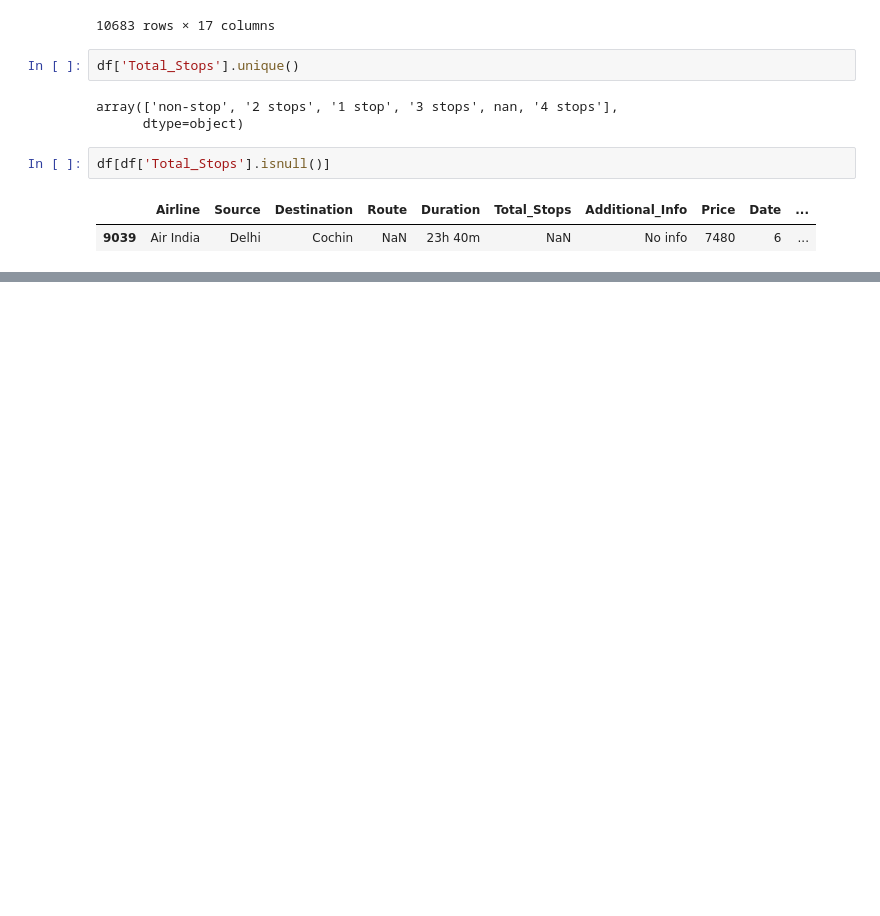
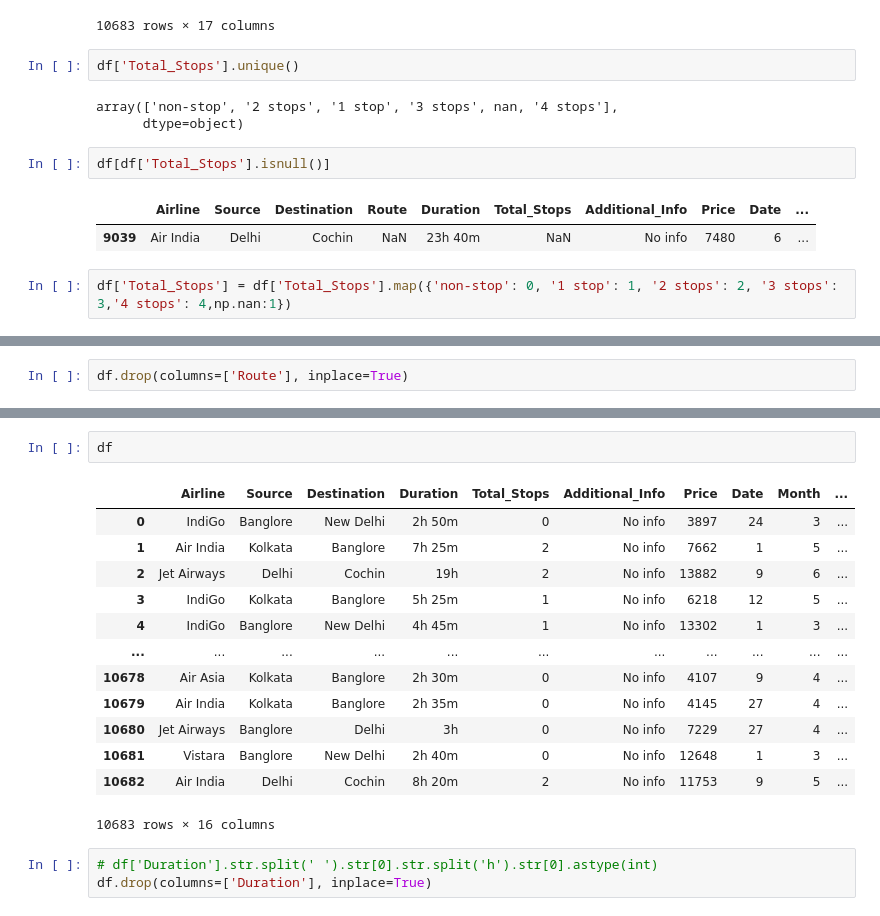
Before and after one commit to kunal1300/Programs, a Jupyter notebook: EDA/EDA_flights.ipynb, the cells around one changed output, grey strips where cells are left out. Drawn from its saved outputs; the diff is of its cells as text; blank space fills up the shorter version.

```diff
--- a/EDA/EDA_flights.ipynb
+++ b/EDA/EDA_flights.ipynb
@@ -218,3 +218,5 @@ df[df['Total_Stops'].isnull()]
 # %% [output]
 |  | Airline | Source | Destination | Route | Duration | Total_Stops | Additional_Info | Price | Date | ... |
 | 9039 | Air India | Delhi | Cochin | NaN | 23h 40m | NaN | No info | 7480 | 6 | ... |
+# %%
+df['Total_Stops'] = df['Total_Stops'].map({'non-stop': 0, '1 stop': 1, '2 stops': 2, '3 stops': 3,'4 stops': 4,np.nan:1})
@@ -220,0 +248,2 @@ df[df['Total_Stops'].isnull()]
+# %%
+df.drop(columns=['Route'], inplace=True)
@@ -220,0 +270,19 @@ df[df['Total_Stops'].isnull()]
+# %%
+df
+# %% [output]
+|  | Airline | Source | Destination | Duration | Total_Stops | Additional_Info | Price | Date | Month | ... |
+| 0 | IndiGo | Banglore | New Delhi | 2h 50m | 0 | No info | 3897 | 24 | 3 | ... |
+| 1 | Air India | Kolkata | Banglore | 7h 25m | 2 | No info | 7662 | 1 | 5 | ... |
+| 2 | Jet Airways | Delhi | Cochin | 19h | 2 | No info | 13882 | 9 | 6 | ... |
+| 3 | IndiGo | Kolkata | Banglore | 5h 25m | 1 | No info | 6218 | 12 | 5 | ... |
+| 4 | IndiGo | Banglore | New Delhi | 4h 45m | 1 | No info | 13302 | 1 | 3 | ... |
+| ... | ... | ... | ... | ... | ... | ... | ... | ... | ... | ... |
+| 10678 | Air Asia | Kolkata | Banglore | 2h 30m | 0 | No info | 4107 | 9 | 4 | ... |
+| 10679 | Air India | Kolkata | Banglore | 2h 35m | 0 | No info | 4145 | 27 | 4 | ... |
+| 10680 | Jet Airways | Banglore | Delhi | 3h | 0 | No info | 7229 | 27 | 4 | ... |
+| 10681 | Vistara | Banglore | New Delhi | 2h 40m | 0 | No info | 12648 | 1 | 3 | ... |
+| 10682 | Air India | Delhi | Cochin | 8h 20m | 2 | No info | 11753 | 9 | 5 | ... |
+10683 rows × 16 columns
+# %%
+# df['Duration'].str.split(' ').str[0].str.split('h').str[0].astype(int)
+df.drop(columns=['Duration'], inplace=True)
```
Also changed, not shown: parts of 5 cells of this notebook.
